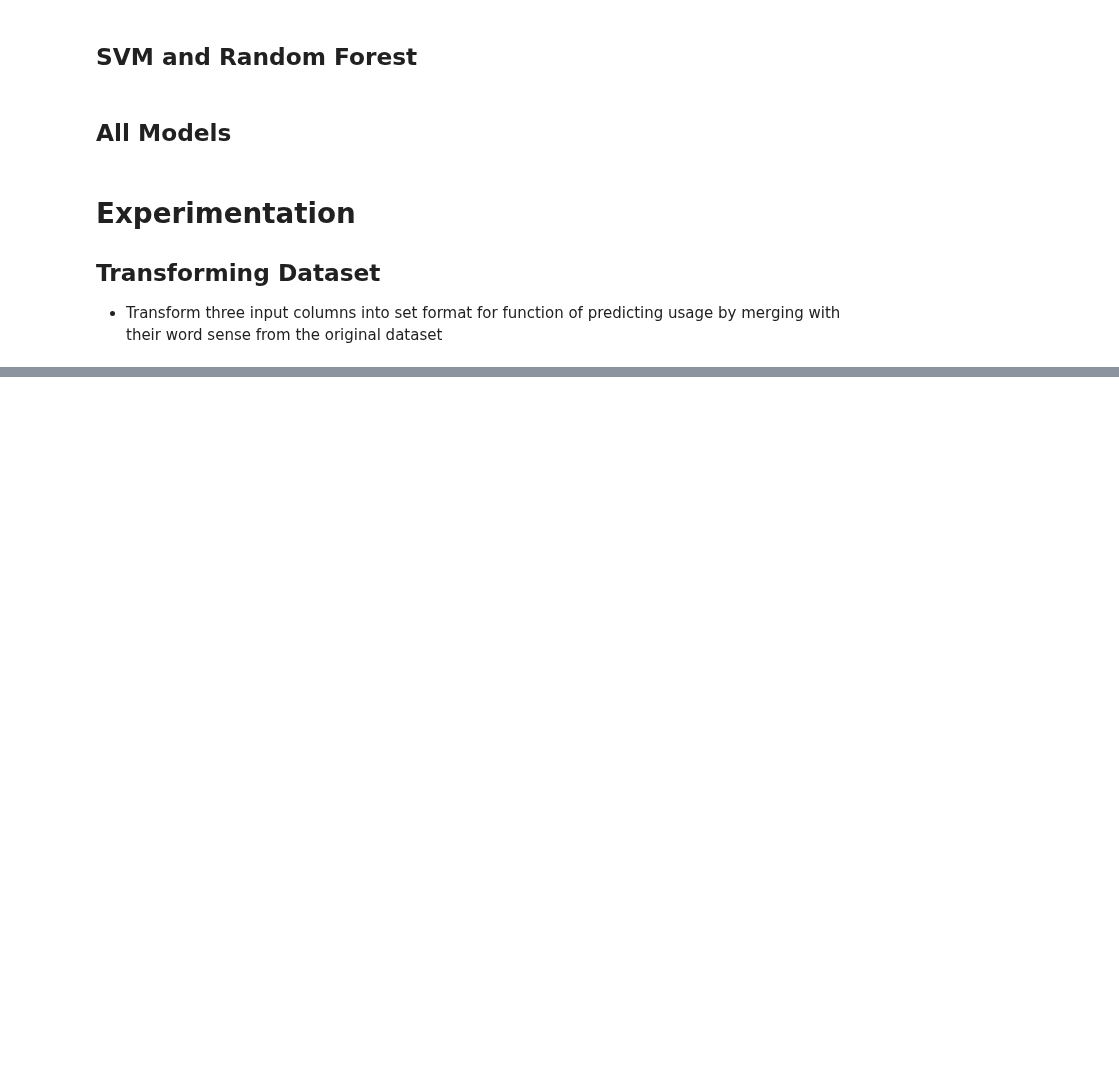
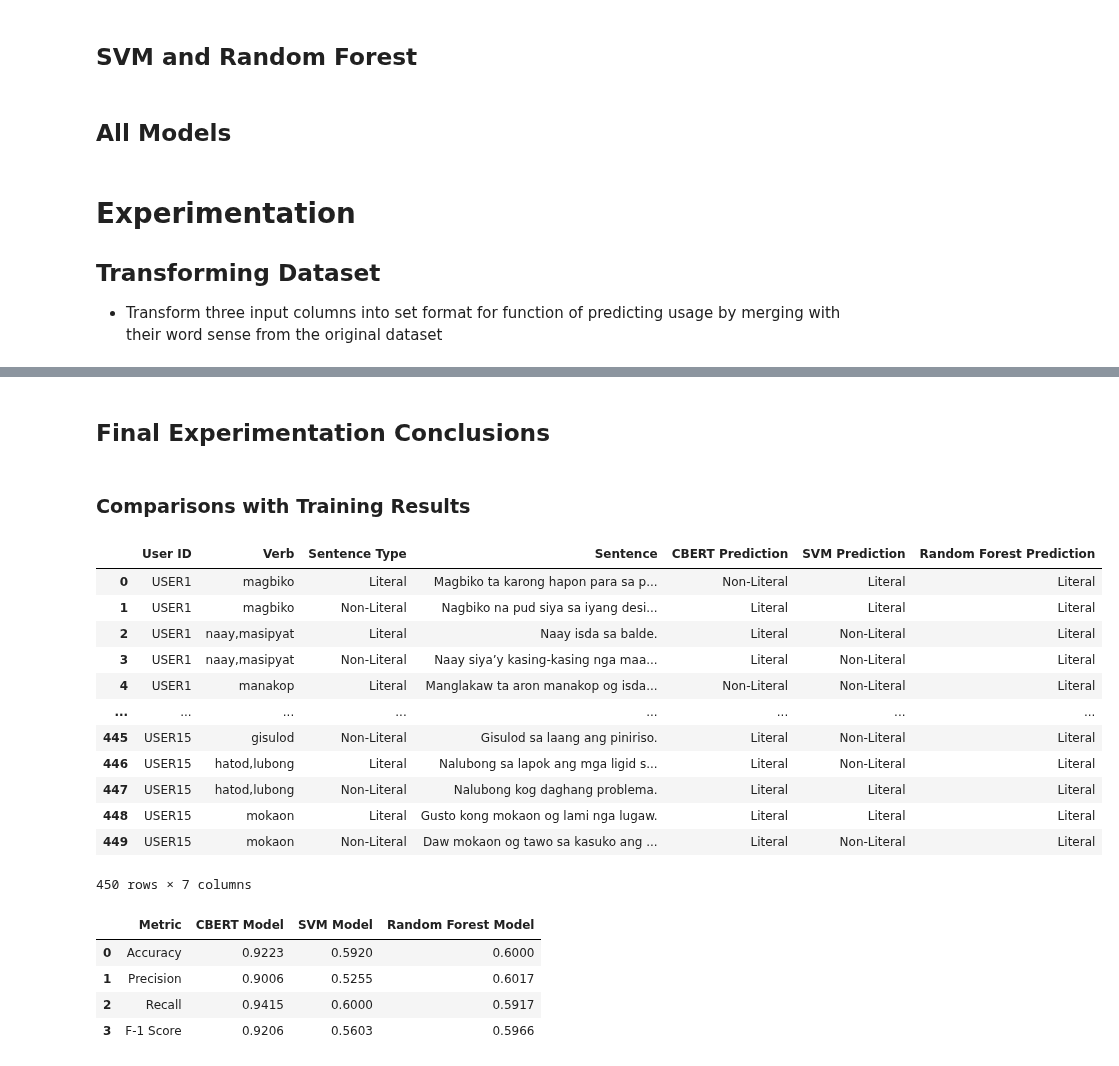
Before and after one commit to MiguelPartosa/Thesis-FOS-BinaryClass-WSD, a Jupyter notebook: Final Implementation/experimentation_interface.ipynb, the cells around one changed output, grey strips where cells are left out. Drawn from its saved outputs; the diff is of its cells as text; code cells hidden in the pictures; blank space fills up the shorter version.

```diff
--- a/Final Implementation/experimentation_interface.ipynb
+++ b/Final Implementation/experimentation_interface.ipynb
@@ -480,0 +452,28 @@ Sentence: 2 clusters
+# %% [markdown]
+## Final Experimentation Conclusions
+# %% [markdown]
+### Comparisons with Training Results
+# %%
+import pandas as pd
+df_experiments_results = pd.read_excel('./Experimentation Implementation/ComparisonExperiments.xlsx')
+df_training_scores = pd.read_excel('./Experimentation Implementation/ComparisonExperiments.xlsx', sheet_name=1)
+display(df_experiments_results,df_training_scores)
+# %% [output]
+|  | User ID | Verb | Sentence Type | Sentence | CBERT Prediction | SVM Prediction | Random Forest Prediction |
+| 0 | USER1 | magbiko | Literal | Magbiko ta karong hapon para sa p... | Non-Literal | Literal | Literal |
+| 1 | USER1 | magbiko | Non-Literal | Nagbiko na pud siya sa iyang desi... | Literal | Literal | Literal |
+| 2 | USER1 | naay,masipyat | Literal | Naay isda sa balde. | Literal | Non-Literal | Literal |
+| 3 | USER1 | naay,masipyat | Non-Literal | Naay siya’y kasing-kasing nga maa... | Literal | Non-Literal | Literal |
+| 4 | USER1 | manakop | Literal | Manglakaw ta aron manakop og isda... | Non-Literal | Non-Literal | Literal |
+| ... | ... | ... | ... | ... | ... | ... | ... |
+| 445 | USER15 | gisulod | Non-Literal | Gisulod sa laang ang piniriso. | Literal | Non-Literal | Literal |
+| 446 | USER15 | hatod,lubong | Literal | Nalubong sa lapok ang mga ligid s... | Literal | Non-Literal | Literal |
+| 447 | USER15 | hatod,lubong | Non-Literal | Nalubong kog daghang problema. | Literal | Literal | Literal |
+| 448 | USER15 | mokaon | Literal | Gusto kong mokaon og lami nga lugaw. | Literal | Literal | Literal |
+| 449 | USER15 | mokaon | Non-Literal | Daw mokaon og tawo sa kasuko ang ... | Literal | Non-Literal | Literal |
+450 rows × 7 columns
+|  | Metric | CBERT Model | SVM Model | Random Forest Model |
+| 0 | Accuracy | 0.9223 | 0.5920 | 0.6000 |
+| 1 | Precision | 0.9006 | 0.5255 | 0.6017 |
+| 2 | Recall | 0.9415 | 0.6000 | 0.5917 |
+| 3 | F-1 Score | 0.9206 | 0.5603 | 0.5966 |
```
Also changed, not shown: parts of 12 cells of this notebook.
